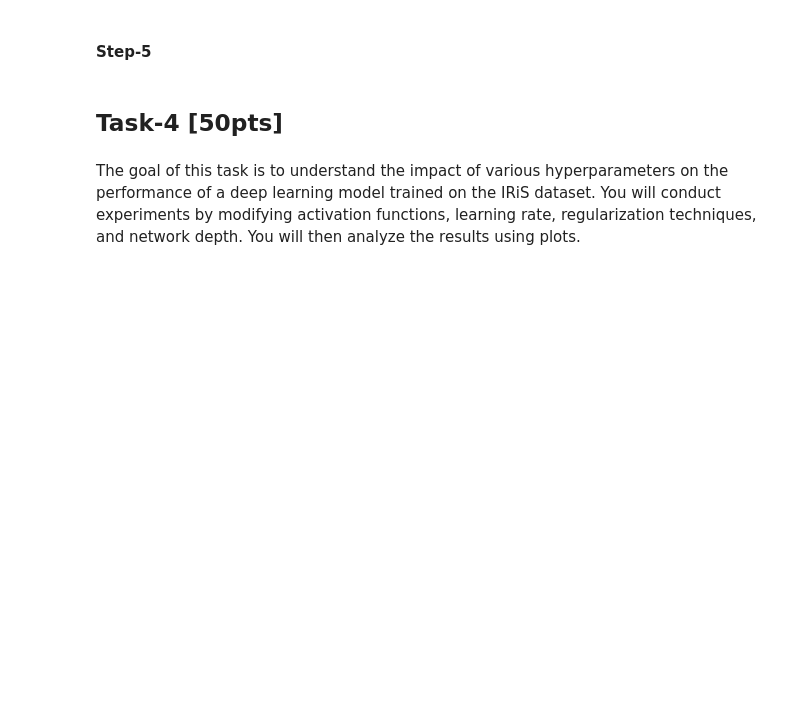
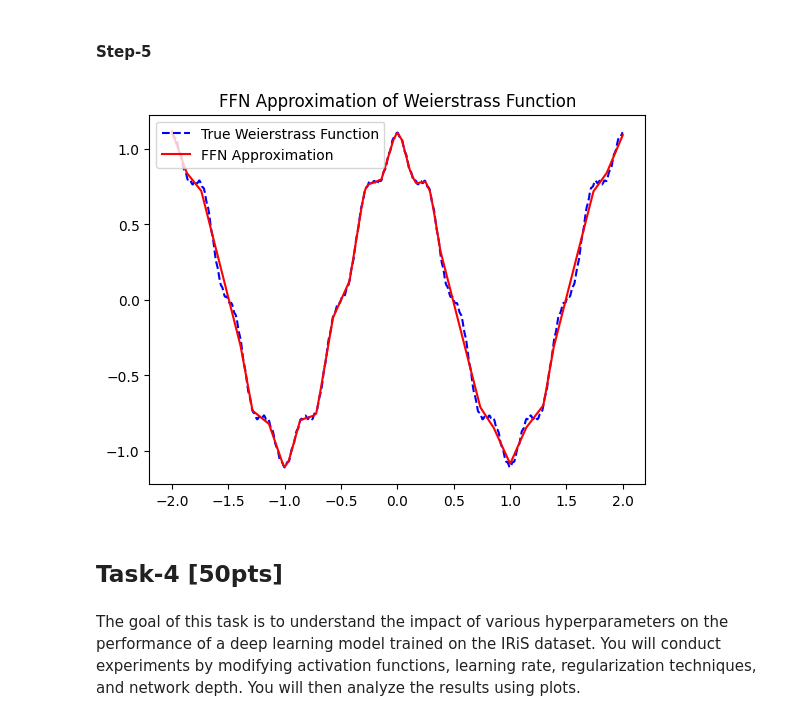
Before and after one commit to brasondo/DeepLearning, a Jupyter notebook: CSE_676_PA1.ipynb, the cells around one changed output. Drawn from its saved outputs; the diff is of its cells as text; code cells hidden in the pictures; blank space fills up the shorter version.

```diff
--- a/CSE_676_PA1.ipynb
+++ b/CSE_676_PA1.ipynb
@@ -230,14 +487,34 @@ $f(x) = \sum_{n=0}^{\infty} a^n \cos(b^n \pi x)$
 a = 0.1 # value of a
 def weierstrass(x, a=a, b=7, n=20):
     # ====================== YOUR CODE HERE ======================
+    """
+    Compute the Weierstrass function
 
+    Arguments:
+    x -- input value or array
+    a -- parameter (0 < a < 1)
+    b -- parameter (positive odd integer)
+    n -- number of terms to sum
+
+    Returns:
+    result -- computed value of the Weierstrass function
+    """
+    result = 0
+    for i in range(n):
+        result += a**i * np.cos(b**i * np.pi * x)
+    return result
     # ============================================================
 # %% [markdown]
 #### Step-2
 # %%
 
 # ====================== YOUR CODE HERE ======================
+# Generate data for Weierstrass function
+X = np.linspace(-2, 2, 1000).astype(np.float32)
+y = np.array([weierstrass(x) for x in X]).astype(np.float32)
 
+X = X.reshape(-1, 1)
+y = y.reshape(-1, 1)
 # ============================================================
 
 X_tensor = torch.tensor(X)
@@ -249,12 +526,27 @@ class FFN(nn.Module):
     def __init__(self):
         super(FFN, self).__init__()
         # ====================== YOUR CODE HERE ======================
+        # Feed-forward neural network for approximating the Weierstrass function
+        self.layer1 = nn.Linear(1, 64)   # Input layer -> Hidden layer 1
+        self.layer2 = nn.Linear(64, 128) # Hidden layer 1 -> Hidden layer 2
+        self.layer3 = nn.Linear(128, 64) # Hidden layer 2 -> Hidden layer 3
+        self.layer4 = nn.Linear(64, 1)   # Hidden layer 3 -> Output layer
 
+        # Activation functions
+        self.relu = nn.ReLU()
         # ============================================================
 
     def forward(self, x):
         # ====================== YOUR CODE HERE ======================
-
+        # Forward pass through the network
+        x = self.layer1(x)
+        x = self.relu(x)
+        x = self.layer2(x)
+        x = self.relu(x)
+        x = self.layer3(x)
+        x = self.relu(x)
+        x = self.layer4(x)
+        return x
         # ============================================================
 # %% [markdown]
 #### Step-4
@@ -278,14 +616,17 @@ plt.show()
 # %%
 
 with torch.no_grad():
     # ====================== YOUR CODE HERE ======================
-
+    # Generate predictions from the trained model
+        y_pred = model(X_tensor).numpy()
     # ============================================================
 plt.plot(X, y, label='True Weierstrass Function', linestyle='dashed', color='blue')
 plt.plot(X, y_pred, label='FFN Approximation', color='red')
 plt.legend()
 plt.title('FFN Approximation of Weierstrass Function')
 plt.show()
+# %% [output]
+[figure, added]
 # %% [markdown]
 ## Task-4 [50pts]
 # %%
```
Also changed, not shown: parts of 19 cells of this notebook.
